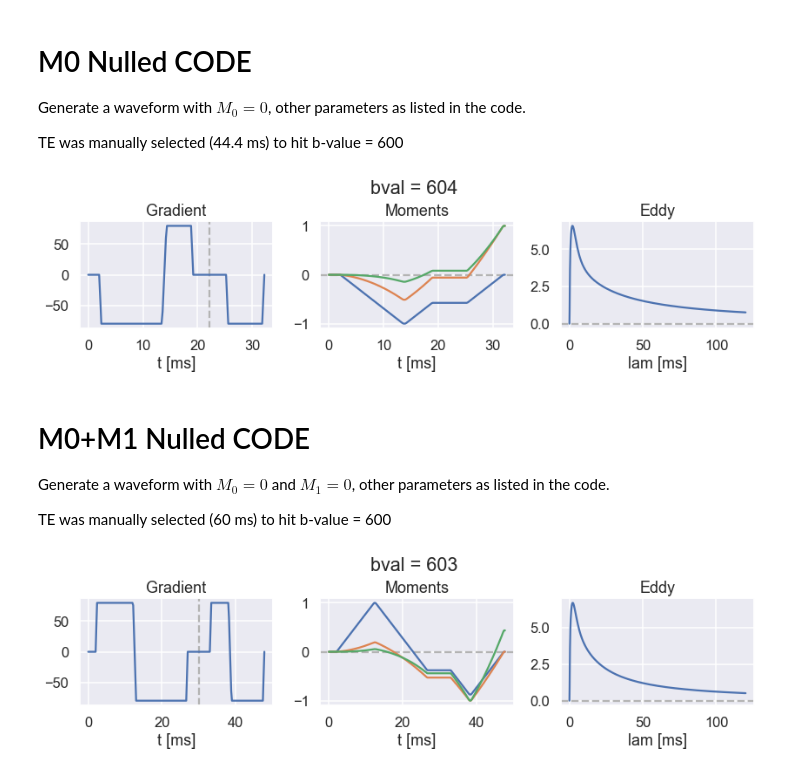
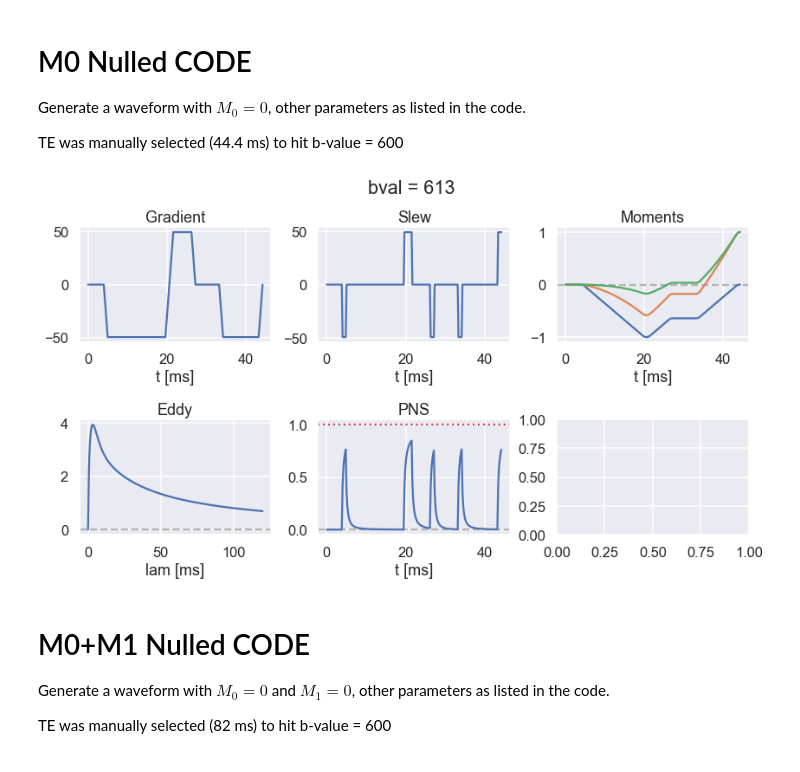
Before and after one commit to mloecher/gropt, a Jupyter notebook: python/demo_v1.ipynb, the cells around one changed output. Drawn from its saved outputs; the diff is of its cells as text; code cells hidden in the pictures.

Commit message:
Changed python implementation to a params dictionary to match matlab

```diff
--- a/python/demo_v1.ipynb
+++ b/python/demo_v1.ipynb
@@ -23,39 +23,26 @@ from helper_utils import *
 Generate a waveform with $M_0 = 0$, other parameters as listed in the code.
 
 TE was manually selected (44.4 ms) to hit b-value = 600
-# %%
-gmax = .08      # Gmax in [T/s]
-smax = 200      # Slew max im [T/m/s]
-MMT = 0         # MMT is the maximum order moment to null (0,1,2)
-TE = 44.4       # TE in [ms]
-T_readout = 12  # [ms]
-T_90 = 2        # [ms]
-T_180 = 6       # [ms]
-diffmode = 2    # diffmode =1 for beta-max, =2 for b-val max
-dt = 0.2e-3     # gradient raster time in [s]
-
-G, dd = gropt.run_diffkernel_fixdt(gmax, smax, MMT, TE, T_readout, T_90, T_180, diffmode, dt=dt)
-plot_waveform(G, TE, T_readout)
-# %% [output]
-[figure, removed]
+# %%
+params = {}
+params['mode'] = 'diff_bval'
+params['gmax']  = 0.05
+params['smax']  = 50.0
+params['MMT']  = 0
+params['TE']  = 60.5
+params['T_readout']  = 16.0
+params['T_90']  = 4.0
+params['T_180']  = 6.0
+params['dt']  = 200e-6
+
+G, dd = gropt.gropt(params, verbose=1)
+
+plot_waveform(G, params['TE'], params['T_readout'])
+# %% [output]
+[figure, added]
 # %% [markdown]
 # M0+M1 Nulled CODE
 
 Generate a waveform with $M_0 = 0$ and $M_1 = 0$, other parameters as listed in the code.
 
-TE was manually selected (60 ms) to hit b-value = 600
+TE was manually selected (82 ms) to hit b-value = 600
-# %%
-gmax = .08      # Gmax in [T/s]
-smax = 200      # Slew max im [T/m/s]
-MMT = 1         # MMT is the maximum order moment to null (0,1,2)
-TE = 60         # TE in [ms]
-T_readout = 12  # [ms]
-T_90 = 2        # [ms]
-T_180 = 6       # [ms]
-diffmode = 2    # diffmode =1 for beta-max, =2 for b-val max
-dt = 0.2e-3     # gradient raster time in [s]
-
-G, dd = gropt.run_diffkernel_fixdt(gmax, smax, MMT, TE, T_readout, T_90, T_180, diffmode, dt=dt)
-plot_waveform(G, TE, T_readout)
-# %% [output]
-[figure, removed]
```
Also changed, not shown: parts of 10 cells of this notebook, 8 other files.
